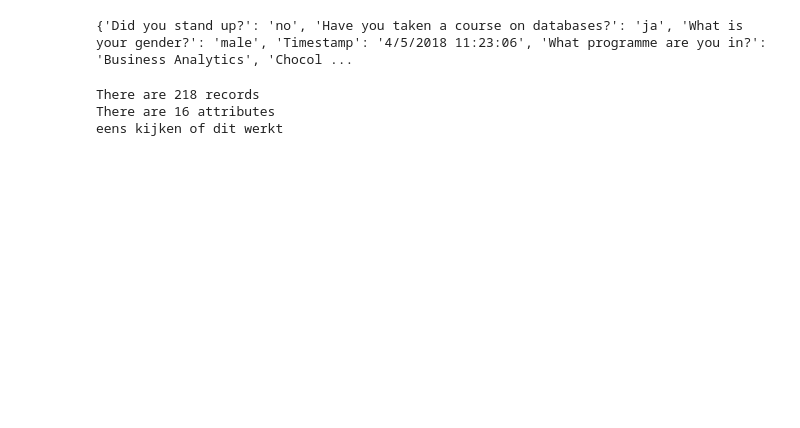
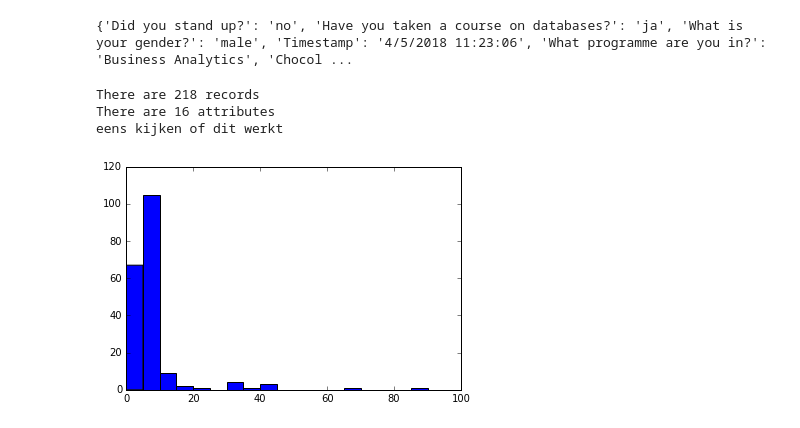
Before and after one commit to PimDijt/DMT, a Jupyter notebook: assignments/assignment1/ass1_rick.ipynb, the cells around one changed output. Saved outputs shown, nothing was run; the diff lists cells and outputs as text; code cells hidden in the pictures; blank space fills up the shorter version.

```diff
--- a/assignments/assignment1/ass1_rick.ipynb
+++ b/assignments/assignment1/ass1_rick.ipynb
@@ -27,0 +31,6 @@ eens kijken of dit werkt
+# %%
+random_numbers = [csv_contents[x]["Give a random number"] for x in range(len(csv_contents))]
+plt.hist(np.array([int(x) for x in random_numbers if x.isdigit()]), np.arange(0,100,5))
+plt.show()
+# %% [output]
+[figure, added]
```
Also changed, not shown: parts of 4 cells of this notebook.
